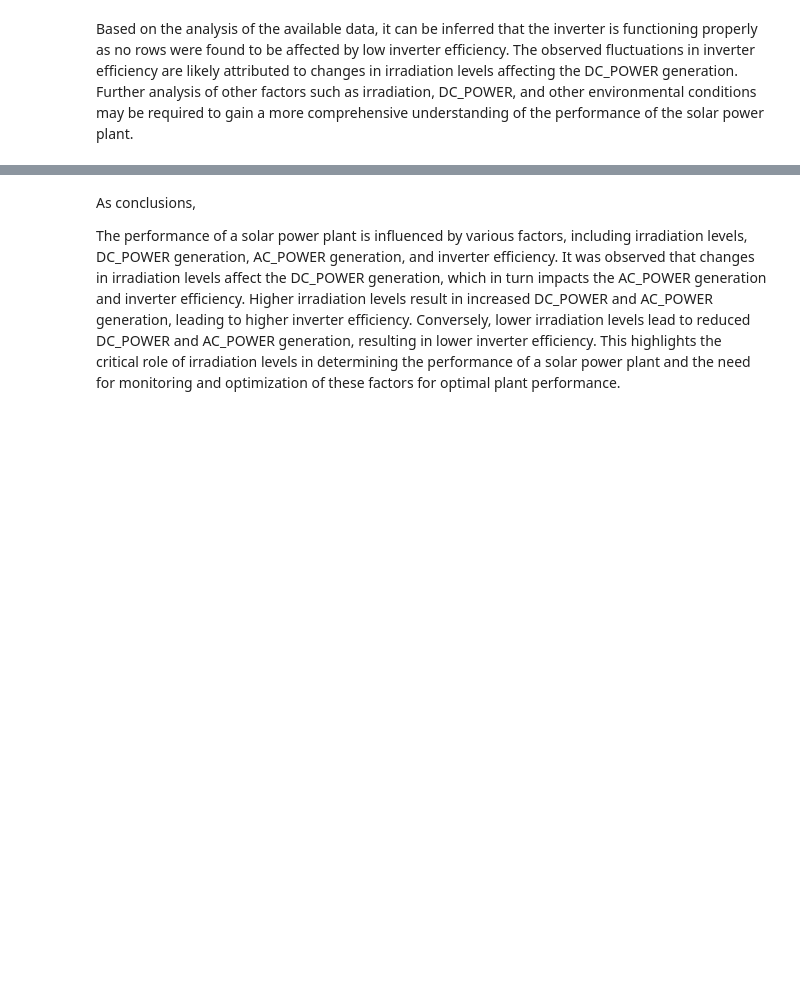
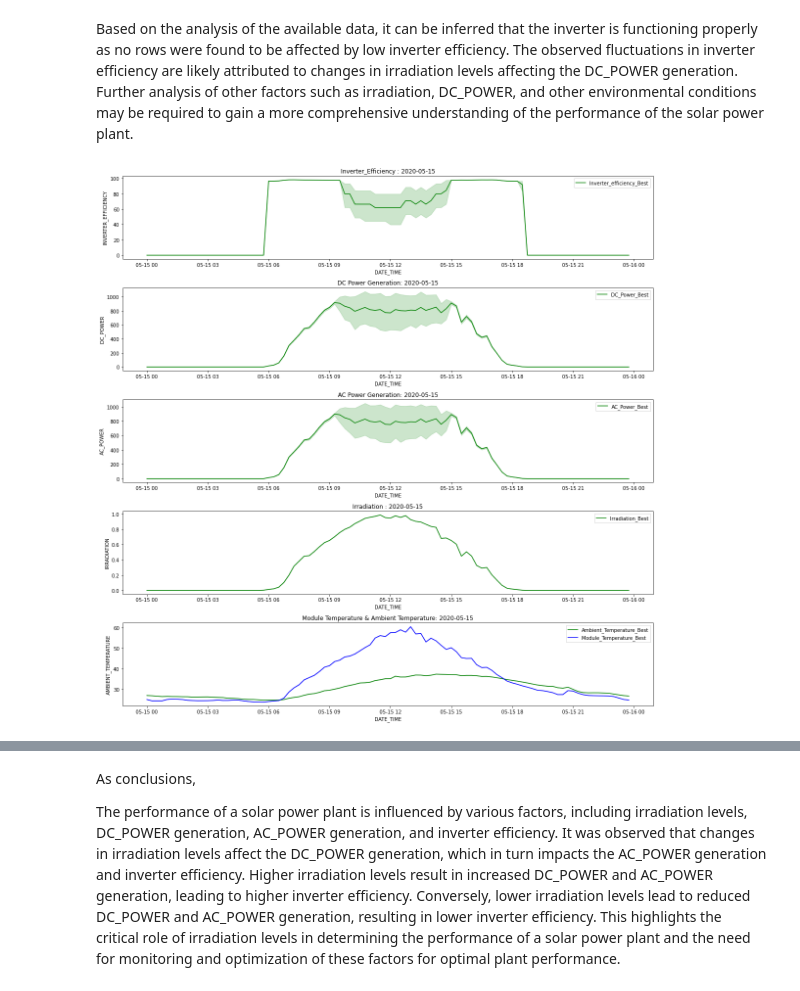
Before and after one commit to MuhammadAqhariNasrin/SOLAR-PANEL-MAINTAINENCE-PROJECT, a Jupyter notebook: SOLAR ELECTRICAL RENEWABLE FORCAST PROJECT PLANT 2.ipynb, the cells around one changed output, grey strips where cells are left out. Saved outputs shown, nothing was run; the diff lists cells and outputs as text; code cells hidden in the pictures; blank space fills up the shorter version.

```diff
--- a/SOLAR ELECTRICAL RENEWABLE FORCAST PROJECT PLANT 2.ipynb
+++ b/SOLAR ELECTRICAL RENEWABLE FORCAST PROJECT PLANT 2.ipynb
@@ -506,3 +534,37 @@ No row effected
 It can be concluded that the inverter appears to be functioning well, as no rows were found to be affected by low inverter efficiency during the day. It seems also there were no row affected due to DC_POWER and AC_POWER are not zero values and INVERTER_EFFICIENCY below than 80%.
 # %% [markdown]
 Based on the analysis of the available data, it can be inferred that the inverter is functioning properly as no rows were found to be affected by low inverter efficiency. The observed fluctuations in inverter efficiency are likely attributed to changes in irradiation levels affecting the DC_POWER generation. Further analysis of other factors such as irradiation, DC_POWER, and other environmental conditions may be required to gain a more comprehensive understanding of the performance of the solar power plant.
+# %%
+#Highest average DC_POWER is generated on "2020-05-15"
+
+plt.figure(figsize=(16,16))
+
+date__=["2020-05-15"]
+
+plt.subplot(511)
+sns.lineplot(plant_2[plant_2["DATE_STRING"].isin(date__)].DATE_TIME, plant_2[plant_2["DATE_STRING"].isin(date__)].INVERTER_EFFICIENCY, label="Inverter_efficiency_Best",color='green');
+plt.title("Inverter_Efficiency : {}" .format(date__[0]))
+
+
+plt.subplot(512)
+sns.lineplot(plant_2[plant_2["DATE_STRING"].isin(date__)].DATE_TIME, plant_2[plant_2["DATE_STRING"].isin(date__)].DC_POWER, label="DC_Power_Best",color='green');
+plt.title("DC Power Generation: {}" .format(date__[0]))
+
+plt.subplot(513)
+sns.lineplot(plant_2[plant_2["DATE_STRING"].isin(date__)].DATE_TIME, plant_2[plant_2["DATE_STRING"].isin(date__)].AC_POWER, label="AC_Power_Best",color='green');
+plt.title("AC Power Generation: {}" .format(date__[0]))
+
+plt.subplot(514)
+sns.lineplot(plant_2[plant_2["DATE_STRING"].isin(date__)].DATE_TIME, plant_2[plant_2["DATE_STRING"].isin(date__)].IRRADIATION, label="Irradiation_Best",color='green');
+plt.title("Irradiation : {}" .format(date__[0]))
+
+
+plt.subplot(515)
+sns.lineplot(plant_2[plant_2["DATE_STRING"].isin(date__)].DATE_TIME, plant_2[plant_2["DATE_STRING"].isin(date__)].AMBIENT_TEMPERATURE, label="Ambient_Temperature_Best",color='green');
+sns.lineplot(plant_2[plant_2["DATE_STRING"].isin(date__)].DATE_TIME, plant_2[plant_2["DATE_STRING"].isin(date__)].MODULE_TEMPERATURE, label="Module_Temperature_Best",color='blue');
+plt.title("Module Temperature & Ambient Temperature: {}" .format(date__[0]));
+
+plt.tight_layout()
+plt.show()
+# %% [output]
+[figure, added]
```
Also changed, not shown: parts of 26 cells of this notebook.
